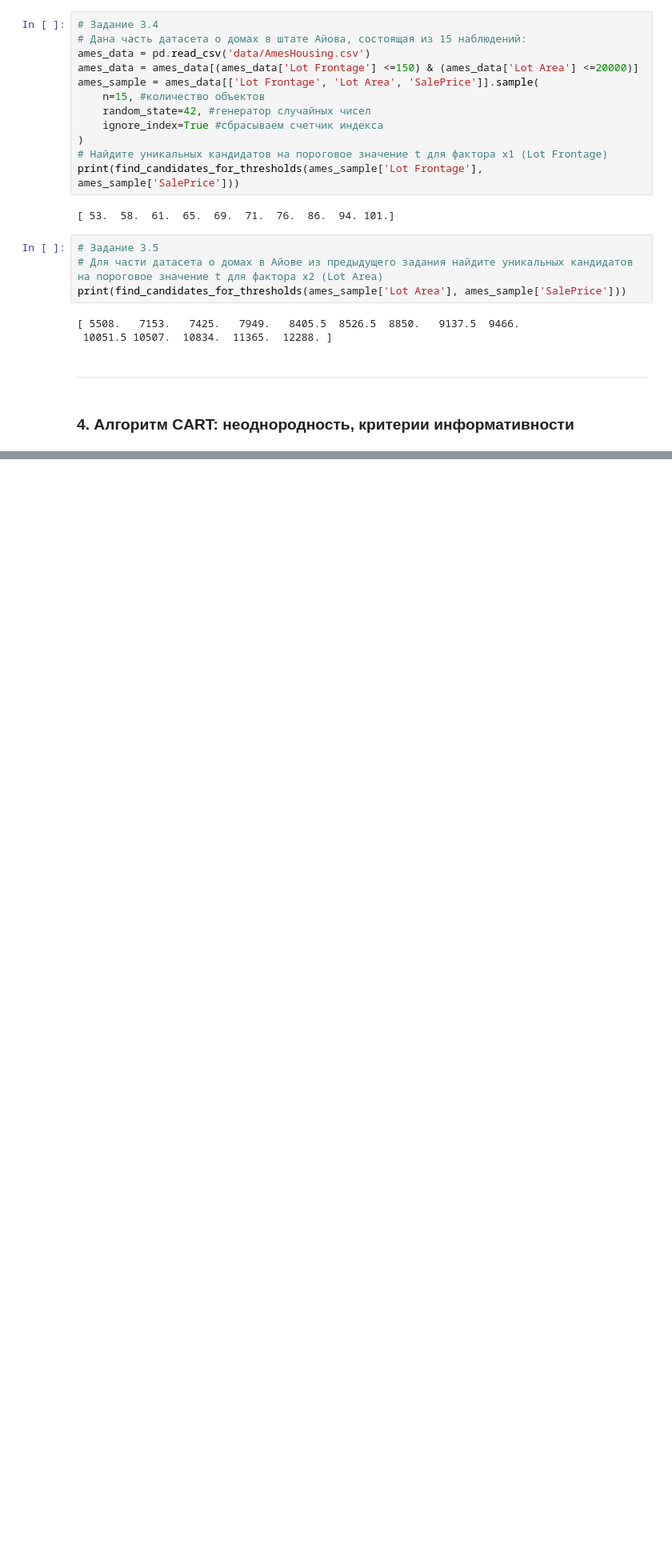
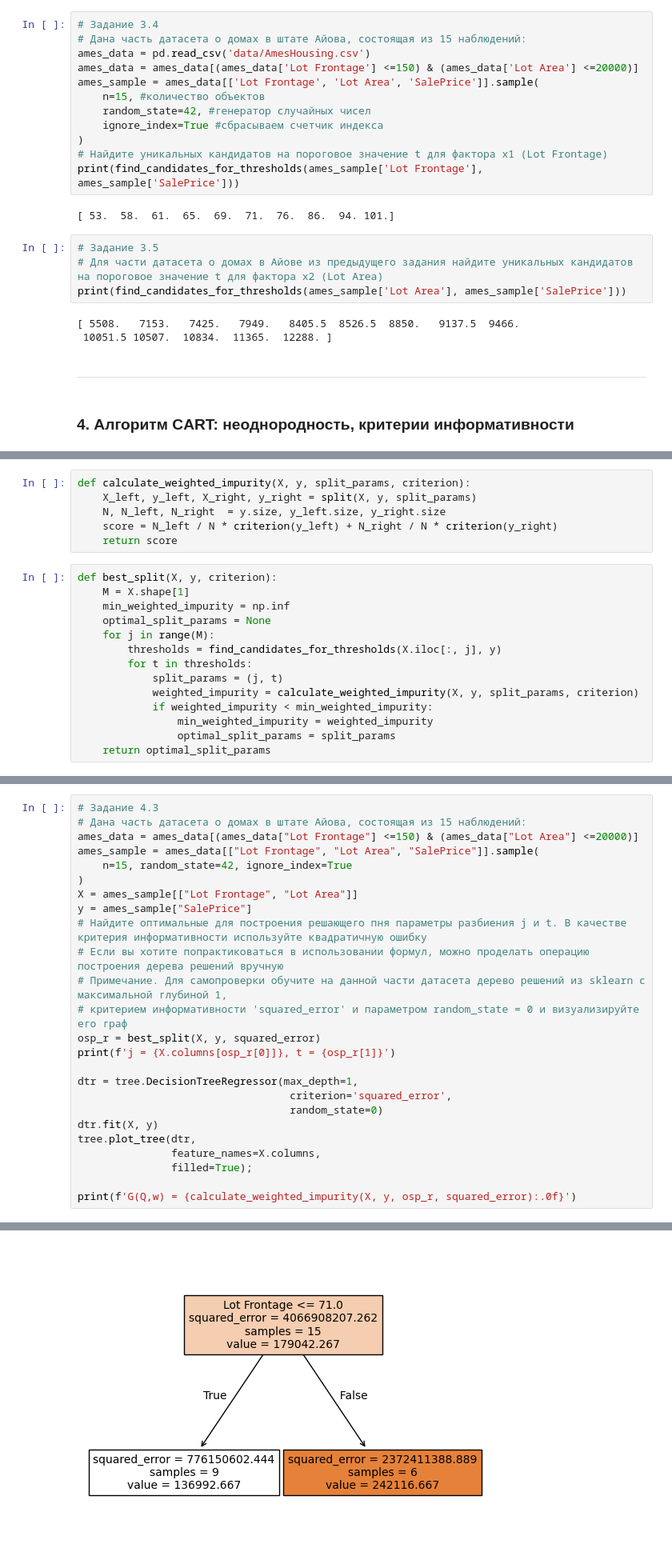
Before and after one commit to Blooodniy/SF_DS, a Jupyter notebook: MATH&ML/MATH&ML-8. Алгоритмы на основе деревьев решений/MATH&ML-8.ipynb, the cells around one changed output, grey strips where cells are left out. Shown at 80% size. Drawn from its saved outputs; the diff is of its cells as text; blank space fills up the shorter version.

```diff
--- a/MATH&ML/MATH&ML-8. Алгоритмы на основе деревьев решений/MATH&ML-8.ipynb
+++ b/MATH&ML/MATH&ML-8. Алгоритмы на основе деревьев решений/MATH&ML-8.ipynb
@@ -219,0 +233,20 @@ print(find_candidates_for_thresholds(ames_sample['Lot Area'], ames_sample['SaleP
+# %%
+def calculate_weighted_impurity(X, y, split_params, criterion):
+    X_left, y_left, X_right, y_right = split(X, y, split_params)
+    N, N_left, N_right  = y.size, y_left.size, y_right.size
+    score = N_left / N * criterion(y_left) + N_right / N * criterion(y_right)
+    return score
+# %%
+def best_split(X, y, criterion):
+    M = X.shape[1]
+    min_weighted_impurity = np.inf
+    optimal_split_params = None
+    for j in range(M):
+        thresholds = find_candidates_for_thresholds(X.iloc[:, j], y)
+        for t in thresholds:
+            split_params = (j, t)
+            weighted_impurity = calculate_weighted_impurity(X, y, split_params, criterion)
+            if weighted_impurity < min_weighted_impurity:
+                min_weighted_impurity = weighted_impurity
+                optimal_split_params = split_params
+    return optimal_split_params
@@ -219,0 +293,26 @@ print(find_candidates_for_thresholds(ames_sample['Lot Area'], ames_sample['SaleP
+# %%
+# Задание 4.3
+# Дана часть датасета о домах в штате Айова, состоящая из 15 наблюдений:
+ames_data = ames_data[(ames_data["Lot Frontage"] <=150) & (ames_data["Lot Area"] <=20000)]
+ames_sample = ames_data[["Lot Frontage", "Lot Area", "SalePrice"]].sample(
+    n=15, random_state=42, ignore_index=True
+)
+X = ames_sample[["Lot Frontage", "Lot Area"]]
+y = ames_sample["SalePrice"]
+# Найдите оптимальные для построения решающего пня параметры разбиения j и t. В качестве критерия информативности используйте квадратичную ошибку
+# Если вы хотите попрактиковаться в использовании формул, можно проделать операцию построения дерева решений вручную
+# Примечание. Для самопроверки обучите на данной части датасета дерево решений из sklearn с максимальной глубиной 1,
+# критерием информативности 'squared_error' и параметром random_state = 0 и визуализируйте его граф
+osp_r = best_split(X, y, squared_error)
+print(f'j = {X.columns[osp_r[0]]}, t = {osp_r[1]}')
+
+dtr = tree.DecisionTreeRegressor(max_depth=1,
+                                  criterion='squared_error',
+                                  random_state=0)
+dtr.fit(X, y)
+tree.plot_tree(dtr,
+               feature_names=X.columns,
+               filled=True);
+
+print(f'G(Q,w) = {calculate_weighted_impurity(X, y, osp_r, squared_error):.0f}')
+# %% [output]
@@ -219,0 +321 @@ print(find_candidates_for_thresholds(ames_sample['Lot Area'], ames_sample['SaleP
+[figure, added]
```
Also changed, not shown: parts of 15 cells of this notebook.
